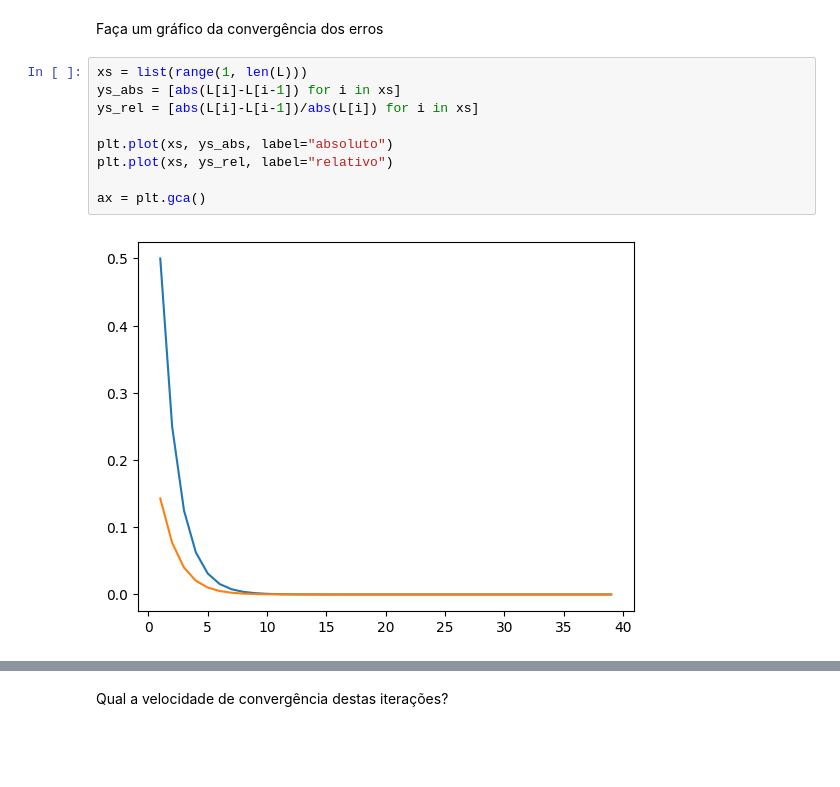
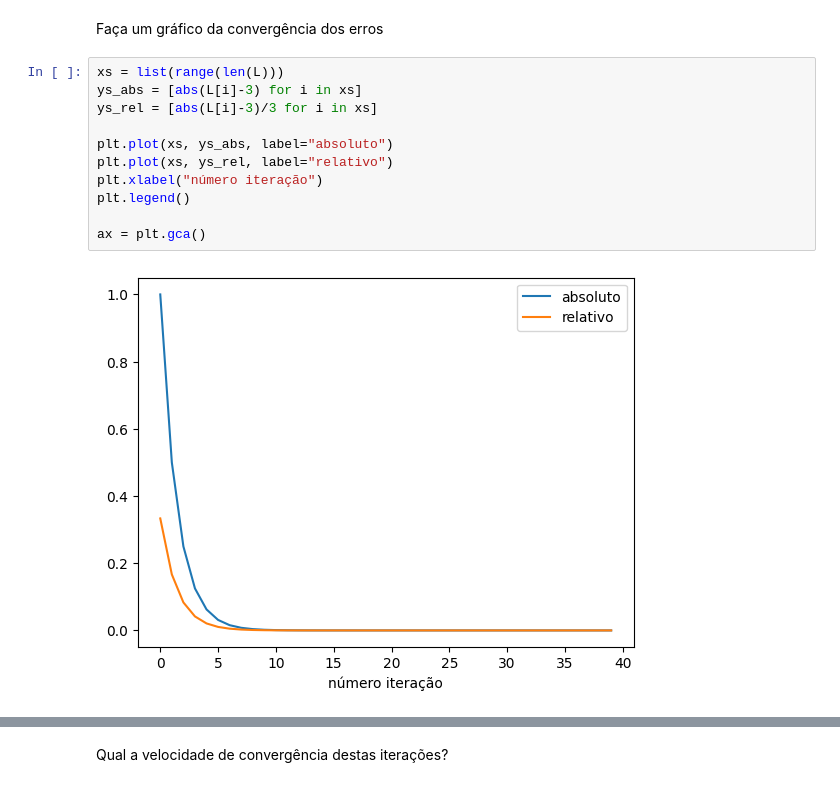
Before and after one commit to storino/sc-mae113, a Jupyter notebook: Teste3.ipynb, the cells around one changed output, grey strips where cells are left out. Drawn from its saved outputs; the diff is of its cells as text; blank space fills up the shorter version.

```diff
--- a/Teste3.ipynb
+++ b/Teste3.ipynb
@@ -153,16 +172,18 @@ assert len(L) == 40
 # %% [markdown]
 Faça um gráfico da convergência dos erros
 # %%
-xs = list(range(1, len(L)))
-ys_abs = [abs(L[i]-L[i-1]) for i in xs]
-ys_rel = [abs(L[i]-L[i-1])/abs(L[i]) for i in xs]
+xs = list(range(len(L)))
+ys_abs = [abs(L[i]-3) for i in xs]
+ys_rel = [abs(L[i]-3)/3 for i in xs]
 
 plt.plot(xs, ys_abs, label="absoluto")
 plt.plot(xs, ys_rel, label="relativo")
+plt.xlabel("número iteração")
+plt.legend()
 
 ax = plt.gca()
 # %% [output]
-[figure, old version]
+[figure, new version]
 # %%
 l = ax.get_lines()[0]
 values = l.get_ydata()
```
Also changed, not shown: parts of 12 cells of this notebook.
